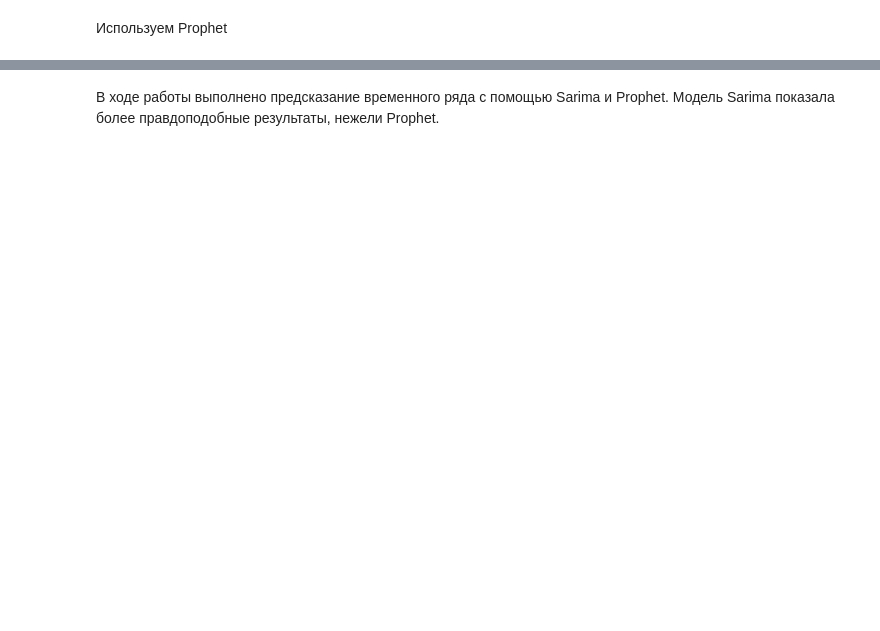
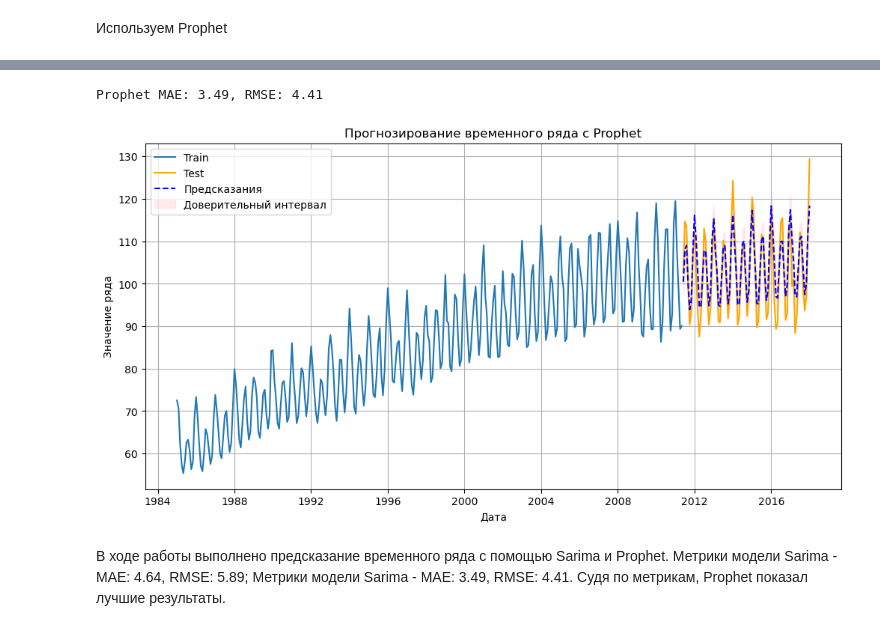
Before and after one commit to matfiz17181920/ML01_P_Online, a Jupyter notebook: Ivan_Aleksandrovich/DZ_18/sarima.ipynb, the cells around one changed output, grey strips where cells are left out. Saved outputs shown, nothing was run; the diff lists cells and outputs as text; code cells hidden in the pictures; blank space fills up the shorter version.

```diff
--- a/Ivan_Aleksandrovich/DZ_18/sarima.ipynb
+++ b/Ivan_Aleksandrovich/DZ_18/sarima.ipynb
@@ -142,0 +118,8 @@ plt.show()
+# %%
+# Разделение на train/test
+train_size = int(len(df) * 0.8)
+train, test = df.iloc[:train_size], df.iloc[train_size:]
+# %%
+# Создаём и обучаем модель Prophet
+prophet = Prophet()
+prophet.fit(train)
@@ -143,3 +130,41 @@ plt.show()
+# %%
+# Создание датафрейма
+future = prophet.make_future_dataframe(periods=len(test), freq="MS")
+forecast = prophet.predict(future)
+
+# Берём предсказания только для теста
+prophet_forecast = forecast.iloc[-len(test):]["yhat"].values
+
+# Метрики
+mae_prophet = mean_absolute_error(test["y"], prophet_forecast)
+rmse_prophet = np.sqrt(mean_squared_error(test["y"], prophet_forecast))
+
+print(f"Prophet MAE: {mae_prophet:.2f}, RMSE: {rmse_prophet:.2f}")
+# %% [output]
+Prophet MAE: 3.49, RMSE: 4.41
+# %%
+# График
+plt.figure(figsize=(12, 6))
+plt.plot(train["ds"], train["y"], label="Train")
+plt.plot(test["ds"], test["y"], label="Test", color="orange")
+plt.plot(test["ds"], prophet_forecast, label="Предсказания", linestyle="dashed", color="blue")
+
+# Добавляем доверительный интервал
+plt.fill_between(test["ds"],
+                 forecast.iloc[-len(test):]["yhat_lower"],
+                 forecast.iloc[-len(test):]["yhat_upper"],
+                 color="pink", alpha=0.3, label="Доверительный интервал")
+
+plt.legend()
+plt.xlabel("Дата")
+plt.ylabel("Значение ряда")
+plt.title("Прогнозирование временного ряда с Prophet")
+plt.grid()
+plt.show()
+# %% [output]
+[figure, added]
 # %% [markdown]
 В ходе работы выполнено предсказание временного ряда с помощью Sarima и Prophet.
-Модель Sarima показала более правдоподобные результаты, нежели Prophet.
+Метрики модели Sarima - MAE: 4.64, RMSE: 5.89;
+Метрики модели Sarima - MAE: 3.49, RMSE: 4.41.
+Судя по метрикам, Prophet показал лучшие результаты.
```
Also changed, not shown: parts of 20 cells of this notebook.
